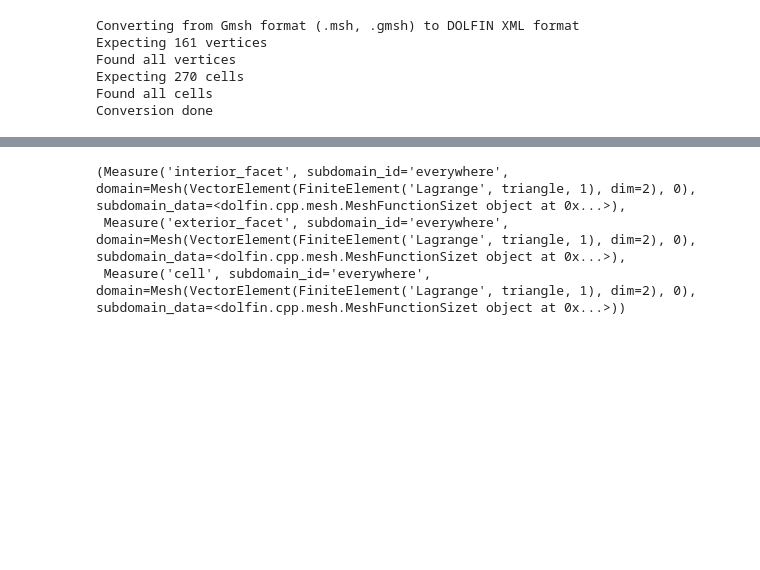
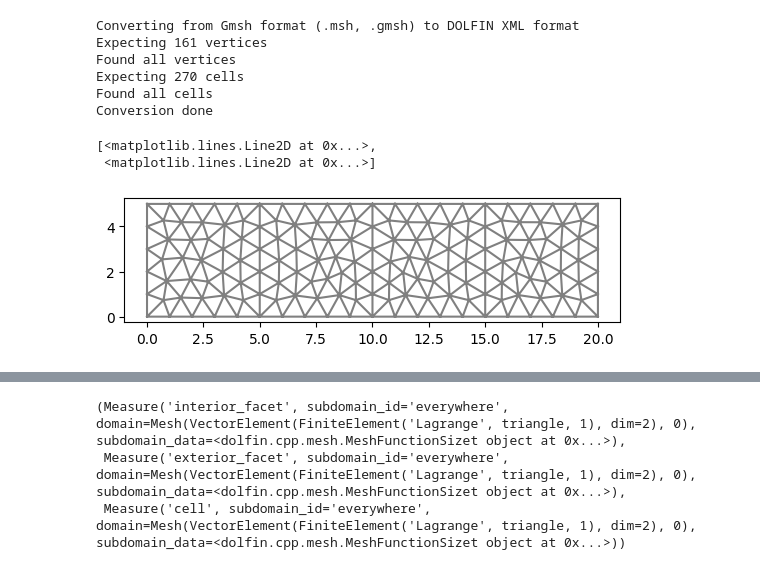
Before and after one commit to itsmebonny/pacsproj, a Jupyter notebook: RectangularDG.ipynb, the cells around one changed output, grey strips where cells are left out. Cells and saved outputs as stored; diff of their text form; code cells hidden in the pictures; blank space fills up the shorter version.

```diff
--- a/RectangularDG.ipynb
+++ b/RectangularDG.ipynb
@@ -16,5 +17,10 @@ Conversion done
 # %%
 mesh_load = gd.MeshLoader("data/mesh/DD")
 mesh = mesh_load.mesh
 bounds = mesh_load.bounds
 face = mesh_load.face
+plot(mesh)
+# %% [output]
+[<matplotlib.lines.Line2D at 0x...>,
+ <matplotlib.lines.Line2D at 0x...>]
+[figure, added]
```
Also changed, not shown: parts of 10 cells of this notebook, 3 other files.
